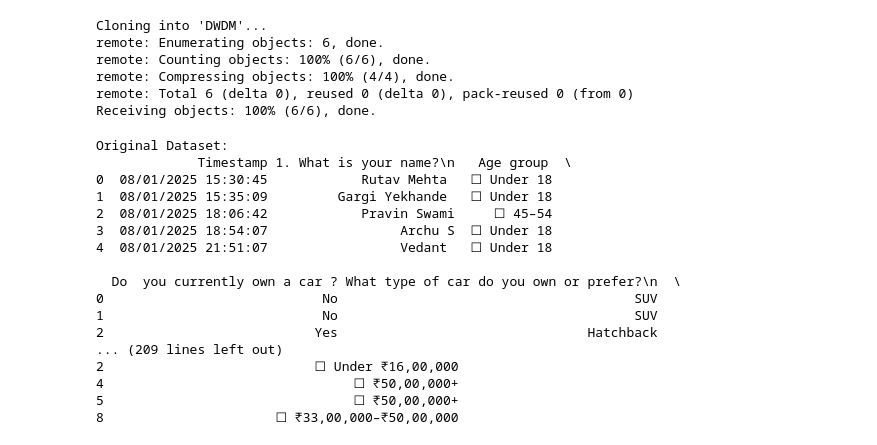
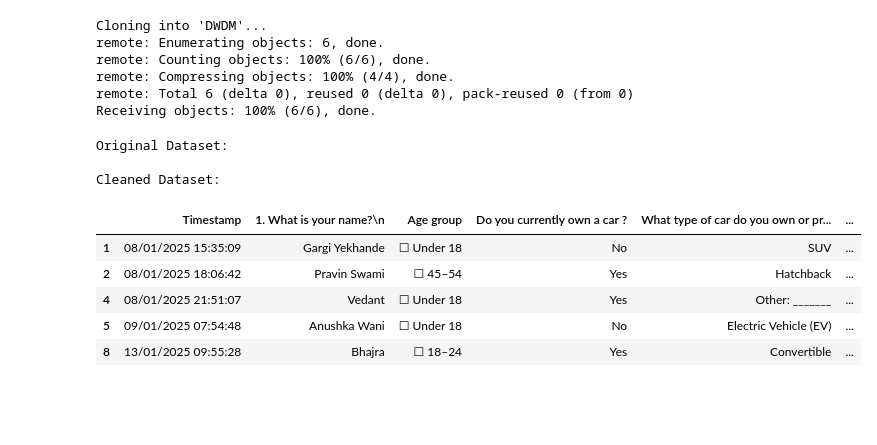
Before and after one commit to gayatrii-366/DWDM, a Jupyter notebook: carS.ipynb, the cells around one changed output. Cells and saved outputs as stored; diff of their text form; code cells hidden in the pictures; blank space fills up the shorter version.

```diff
--- a/carS.ipynb
+++ b/carS.ipynb
@@ -12,37 +12,27 @@ Receiving objects: 100% (6/6), done.
 # %%
 import pandas as pd
 
 url = "/content/DWDM/CAR  (Responses) - Form responses 1.csv"
 
-dataset = pd.read_csv(url)
+df = pd.read_csv(url)
 
 print("Original Dataset:")
-print(dataset.head())
+df.head()
 
-new_dataset = dataset.dropna()
+df_cleaned = df.dropna()
 
 print("\nCleaned Dataset:")
-print(new_dataset.head())
-
-replaced_dataset = dataset.fillna(0)
+df_cleaned.head()
 # %% [output]
 Original Dataset:
-             Timestamp 1. What is your name?\n   Age group  \
-0  08/01/2025 15:30:45            Rutav Mehta   ☐ Under 18
-1  08/01/2025 15:35:09         Gargi Yekhande   ☐ Under 18
-2  08/01/2025 18:06:42            Pravin Swami     ☐ 45–54
-3  08/01/2025 18:54:07                 Archu S  ☐ Under 18
-4  08/01/2025 21:51:07                 Vedant   ☐ Under 18
 
-  Do  you currently own a car ? What type of car do you own or prefer?\n  \
-0                            No                                      SUV
-1                            No                                      SUV
-2                           Yes                                Hatchback
-... (209 lines left out)
-2                           ☐ Under ₹16,00,000
-4                                ☐ ₹50,00,000+
-5                                ☐ ₹50,00,000+
-8                      ☐ ₹33,00,000–₹50,00,000
+Cleaned Dataset:
+|  | Timestamp | 1. What is your name?\n | Age group | Do you currently own a car ? | What type of car do you own or pr... | ... |
+| 1 | 08/01/2025 15:35:09 | Gargi Yekhande | ☐ Under 18 | No | SUV | ... |
+| 2 | 08/01/2025 18:06:42 | Pravin Swami | ☐ 45–54 | Yes | Hatchback | ... |
+| 4 | 08/01/2025 21:51:07 | Vedant | ☐ Under 18 | Yes | Other: _______ | ... |
+| 5 | 09/01/2025 07:54:48 | Anushka Wani | ☐ Under 18 | No | Electric Vehicle (EV) | ... |
+| 8 | 13/01/2025 09:55:28 | Bhajra | ☐ 18–24 | Yes | Convertible | ... |
 # %%
 import pandas as pd
 
```
